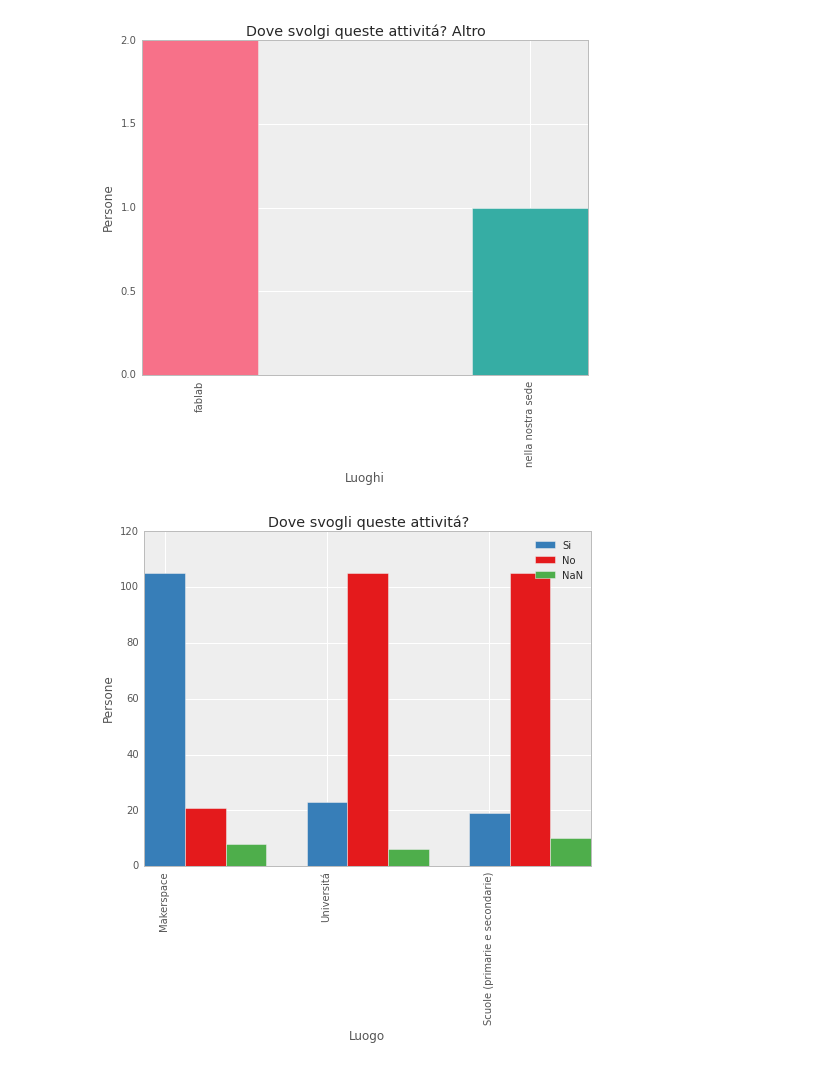
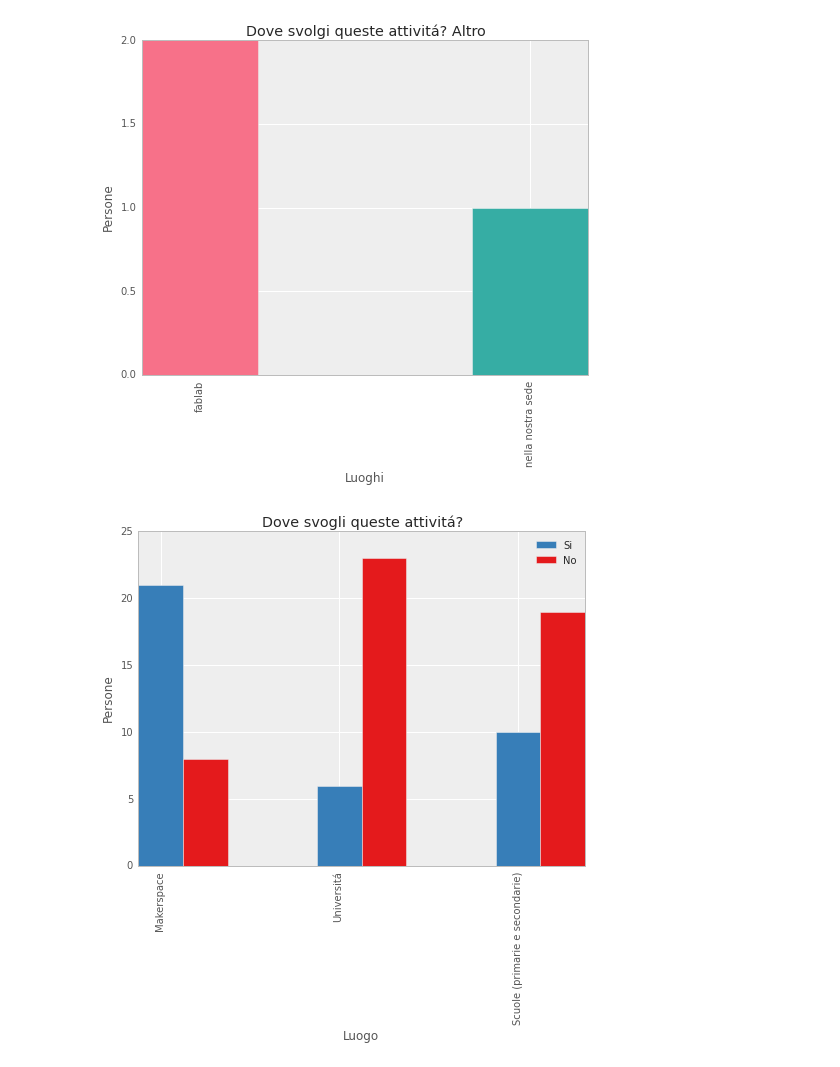
Before and after one commit to openp2pdesign/Makers-Inquiry---Analysis, a Jupyter notebook: Q059.ipynb, the cells around one changed output. Saved outputs shown, nothing was run; the diff lists cells and outputs as text; code cells hidden in the pictures.

```diff
--- a/Q059.ipynb
+++ b/Q059.ipynb
@@ -41,6 +35,10 @@ education[0:4]
 # %%
 # Gather data
 education_b = {}
+
+# Get rid of the people who did not answer to this section
+education = education.dropna()
+
 for k,i in enumerate(education_columns):
     education_b[k] = education[i].value_counts(dropna=False)
     print "Data:",education_options[k]
@@ -155,18 +152,17 @@ education_b[0] += 3
 # %%
 # Plot the data
 plt.figure(figsize=(8,6))
 plt.xlabel(u'Luogo')
 plt.ylabel('Persone')
 plt.title(u'Dove svogli queste attivitá?')
 plt.xticks(range(len(education_options)+1),education_options,rotation=90)
 ind = np.arange(len(education_columns))   # the x locations for the groups
 width = 0.25                              # the width of the bars
 
 my_colors = seaborn.color_palette("Set1", 3) # Set color palette
 rect1 = plt.bar(ind,yes,width,color=my_colors[1],align='center') # Plot Yes
 rect2 = plt.bar(ind+width,no,width,color=my_colors[0],align='center') # Plot No
-rect3 = plt.bar(ind+width*2,nanvalue,width,color=my_colors[2],align='center') # Plot NaN
-plt.legend( (rect1, rect2, rect3), ('Si', 'No', 'NaN') )
+plt.legend( (rect1, rect2), ('Si', 'No') )
 plt.savefig("pdf/Q059-MakerspaceEducation03.pdf")
 # %% [output]
-[figure, old version]
+[figure, new version]
```
Also changed, not shown: parts of 3 cells of this notebook, 5 other files.
